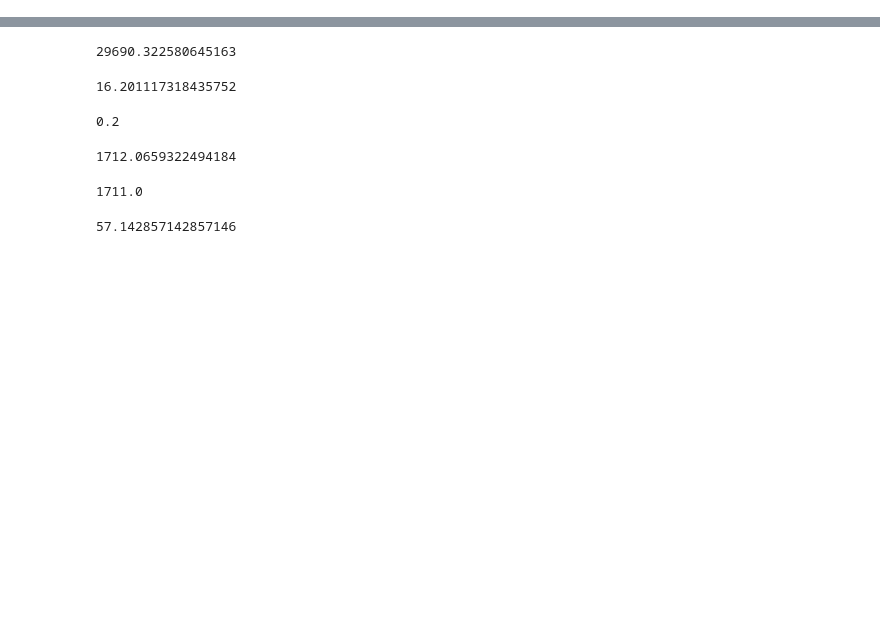
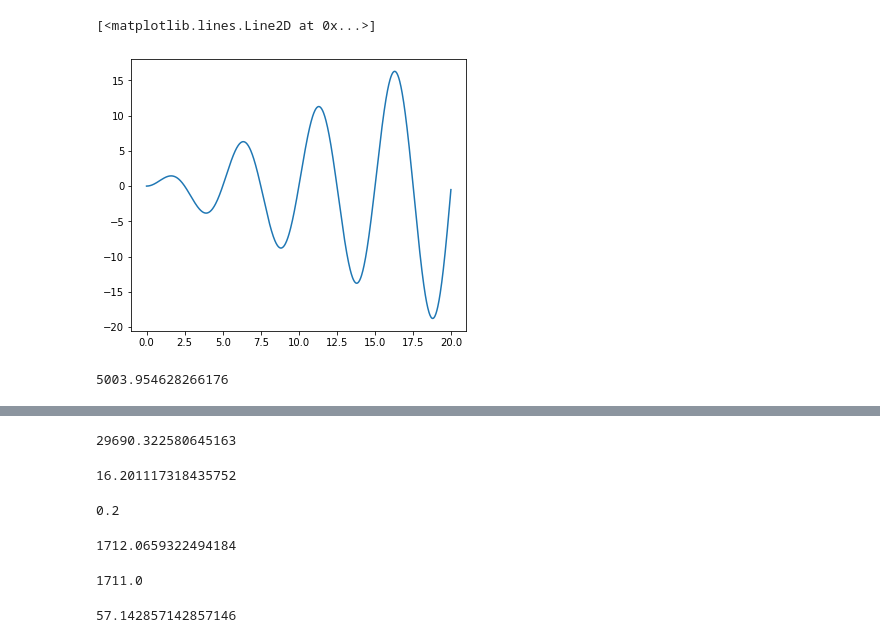
Before and after one commit to gil-miranda/university-courses, a Jupyter notebook: fourier/Untitled.ipynb, the cells around one changed output, grey strips where cells are left out. Saved outputs shown, nothing was run; the diff lists cells and outputs as text; code cells hidden in the pictures; blank space fills up the shorter version.

```diff
--- a/fourier/Untitled.ipynb
+++ b/fourier/Untitled.ipynb
@@ -7,0 +10,12 @@ import matplotlib.pyplot as plt
+# %%
+time_step = 0.02
+period = 5.
+
+time_vec = np.arange(0, 20, time_step)
+sig = (np.sin(2 * np.pi / period * time_vec)*time_vec)
+
+plt.figure(figsize=(6, 5))
+plt.plot(time_vec, sig, label='Original signal')
+# %% [output]
+[<matplotlib.lines.Line2D at 0x...>]
+[figure, added]
@@ -7,0 +24,4 @@ import matplotlib.pyplot as plt
+# %%
+np.max(np.abs(fftou))
+# %% [output]
+5003.954628266176
```
Also changed, not shown: parts of 11 cells of this notebook, 3 other files.
